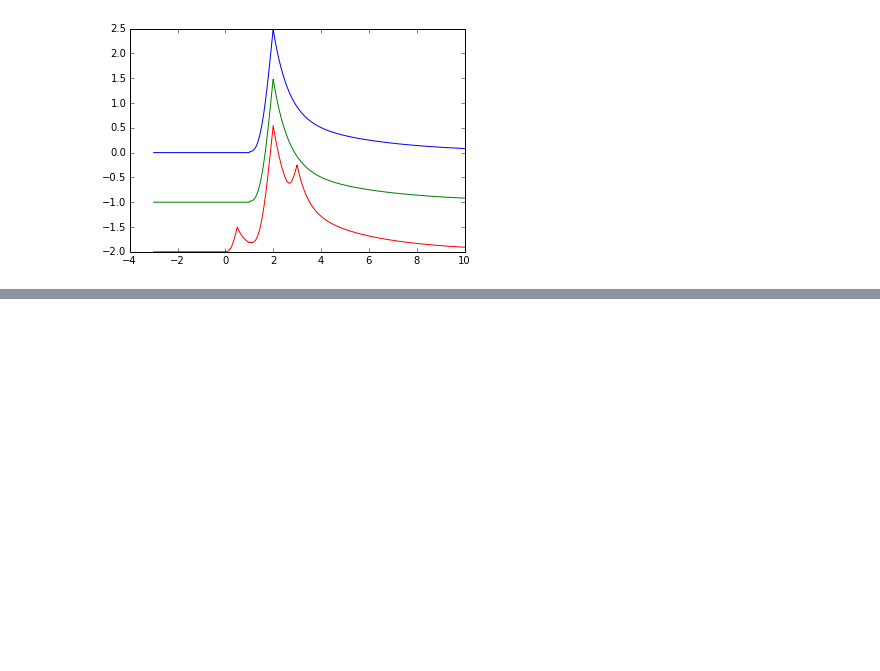
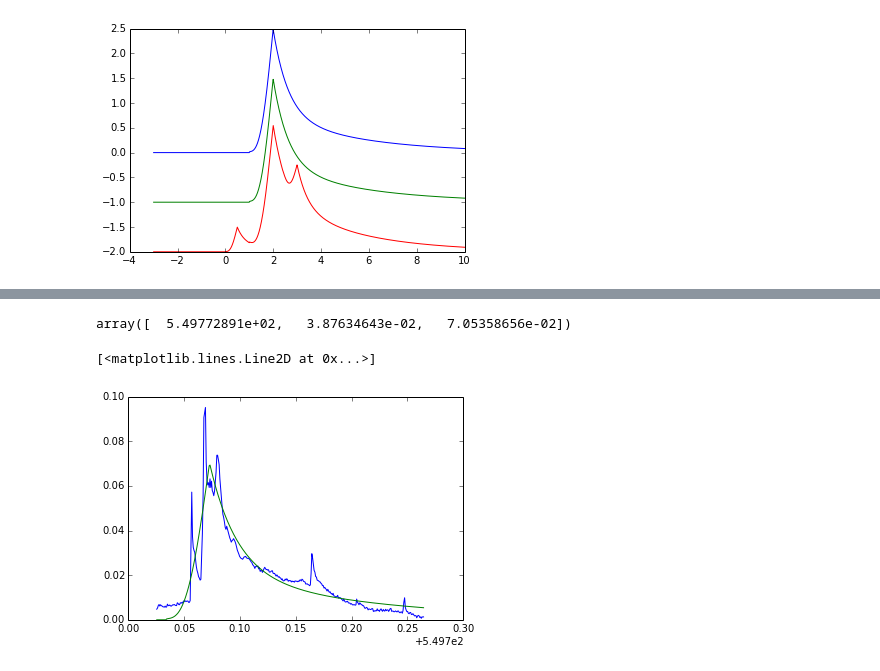
Before and after one commit to jradavenport/FlareTests_AstroHackWeek, a Jupyter notebook: aflare_test.ipynb, the cells around one changed output, grey strips where cells are left out. Saved outputs shown, nothing was run; the diff lists cells and outputs as text; code cells hidden in the pictures; blank space fills up the shorter version.

```diff
--- a/aflare_test.ipynb
+++ b/aflare_test.ipynb
@@ -51,0 +76,18 @@ plt.plot(t, nflare(t,p2)-2)
+# %%
+def likefunc(p, xdata, ydata):
+    return np.sqrt(np.sum((ydata - nflare(xdata,p)) ** 2.0))
+
+import scipy.optimize
+
+result = scipy.optimize.minimize(likefunc, param, args=(tf,ff))
+# %%
+result.x
+# %% [output]
+array([  5.49772891e+02,   3.87634643e-02,   7.05358656e-02])
+# %%
+#plt.plot(tf, nflare(tf, param))
+plt.plot(tf, ff,)
+plt.plot(tf, nflare(tf, result.x))
+# %% [output]
+[<matplotlib.lines.Line2D at 0x...>]
+[figure, added]
```
Also changed, not shown: parts of 4 cells of this notebook.
